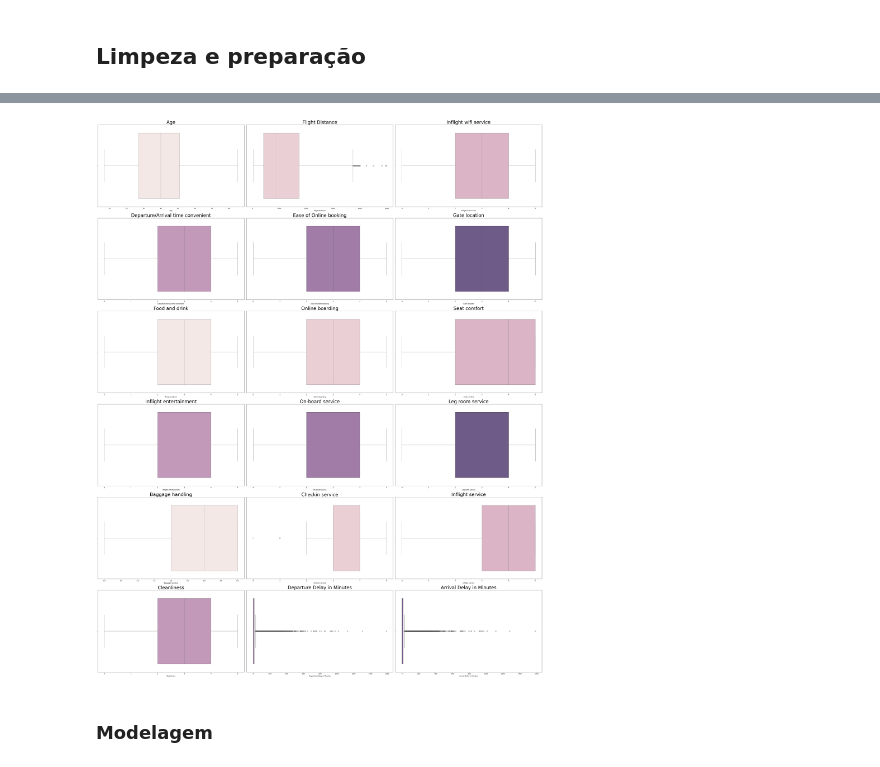
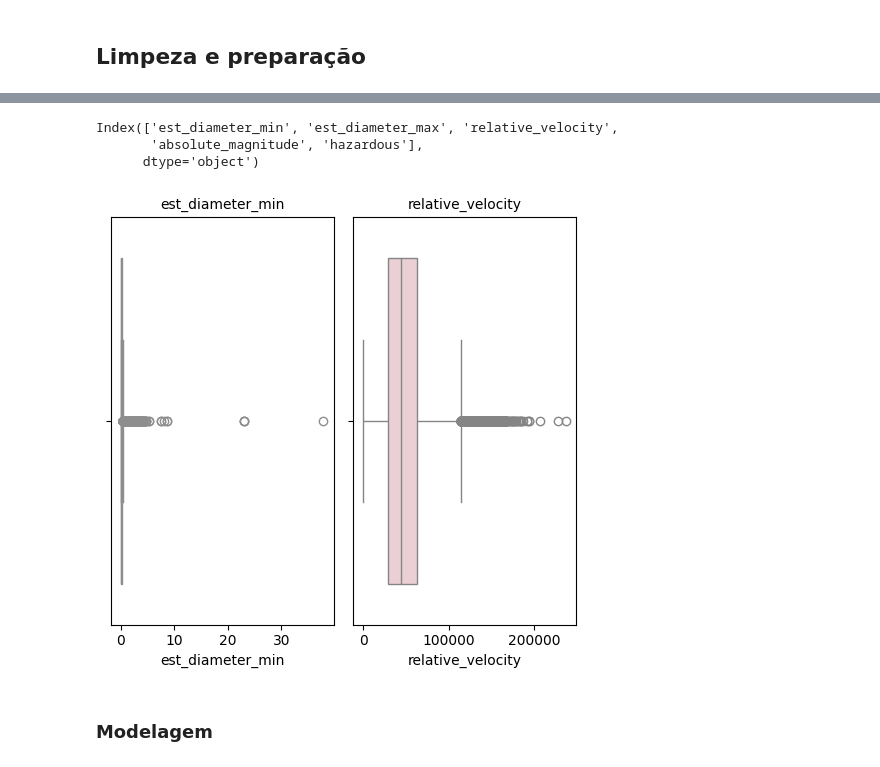
Before and after one commit to NephilimJaeger/mvp-model-fullstack, a Jupyter notebook: data/model_training.ipynb, the cells around one changed output, grey strips where cells are left out. Saved outputs shown, nothing was run; the diff lists cells and outputs as text; code cells hidden in the pictures.

```diff
--- a/data/model_training.ipynb
+++ b/data/model_training.ipynb
@@ -132,5 +106,5 @@ data.describe()
 # %% [markdown]
 ## Limpeza e preparação
 # %%
-# As duas primeiras colunas não contém dados relevantes para o treino do modelo
-data = data.drop(data.iloc[:,[0, 1]], axis = 1)
+# Excluindo colunas irrelevantes para o treinamento do modelo
+df = df.drop(["id","name","orbiting_body"], axis=1)
@@ -139,0 +111,5 @@ data['Arrival Delay in Minutes'].fillna(data['Arrival Delay in Minutes'].median(
+# %%
+#Matriz de correlação para ver quais atributos tem maior correlação com o atributo de interesse
+correlation_matrix = df.corr()
+mask = np.triu(np.ones_like(correlation_matrix, dtype=bool))
+sns.heatmap(correlation_matrix,mask = mask ,annot=True)
@@ -140,19 +119,36 @@ data['Arrival Delay in Minutes'].fillna(data['Arrival Delay in Minutes'].median(
+# %%
+#Mantendo variáveis que tem correlação maior que 0.1 com a variável de interesse
+threshold = 0.1
+columns_to_keep = correlation_matrix['hazardous'].abs() > threshold
+columns_to_keep['hazardous'] = True
+columns_to_keep = columns_to_keep[columns_to_keep].index
+df = df[columns_to_keep]
+# %%
+df.columns
+# %% [output]
+Index(['est_diameter_min', 'est_diameter_max', 'relative_velocity',
+       'absolute_magnitude', 'hazardous'],
+      dtype='object')
+# %%
+#A luminosidade do objeto não vai interferir na classificação, então vamos remover essa coluna
+#A coluna de estimativa de tamanho máximo também não é interesante, uma vez que já temos o tamanho mínimo do objeto
+df = df.drop(["absolute_magnitude","est_diameter_max"], axis=1)
 # %%
 #Procurando por outliers
-numerical = data.select_dtypes(include=['int', 'float']).copy()
-rows, cols = 6, 3
+numerical = df.select_dtypes(include=['int', 'float']).copy()
+rows, cols = 1,2
 cube_palette = sns.cubehelix_palette(gamma=.5)
 
-fig, axes = plt.subplots(rows, cols, figsize=(40, 50))
+fig, axes = plt.subplots(rows, cols, figsize=(5, 5))
 axes = axes.flatten()
 
 for i, col in enumerate(numerical.columns):
     if i < len(axes):
-        sns.boxplot(x=data[col], ax=axes[i], color=cube_palette[i % len(cube_palette)])
-        axes[i].set_title(col, fontsize=30)
+        sns.boxplot(x=df[col], ax=axes[i], color=cube_palette[i % len(cube_palette)])
+        axes[i].set_title(col, fontsize=10)
 
 plt.tight_layout()
 plt.show()
 # %% [output]
-[figure, old version]
+[figure, new version]
 # %%
```
Also changed, not shown: parts of 22 cells of this notebook, 15 other files.
